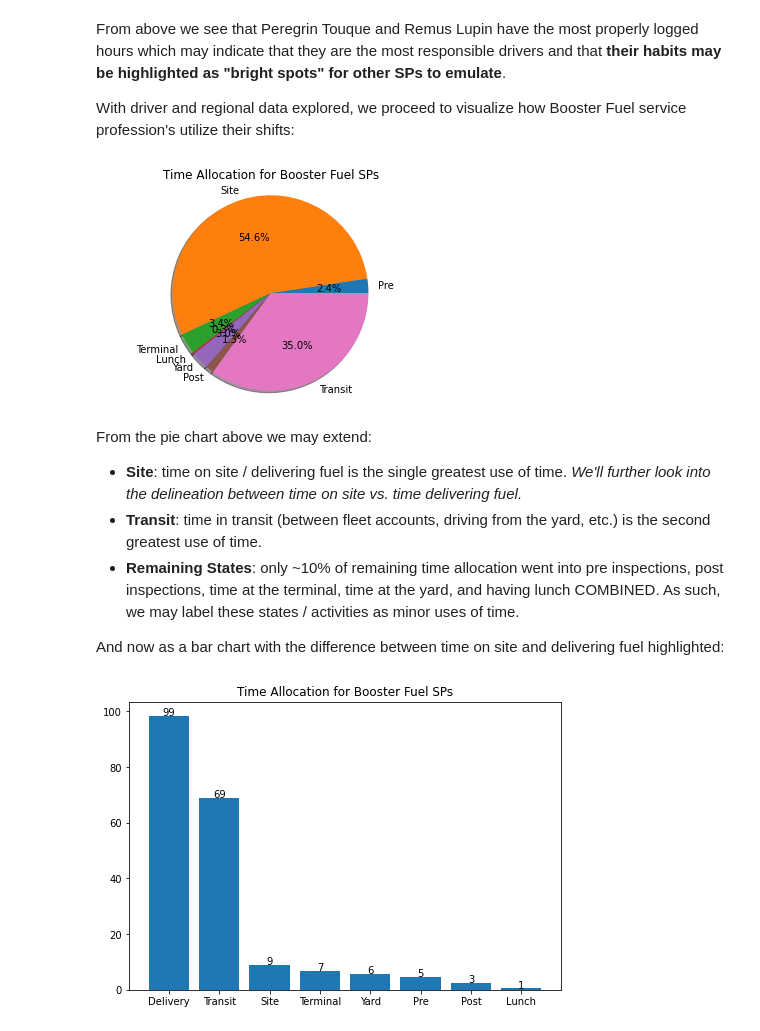
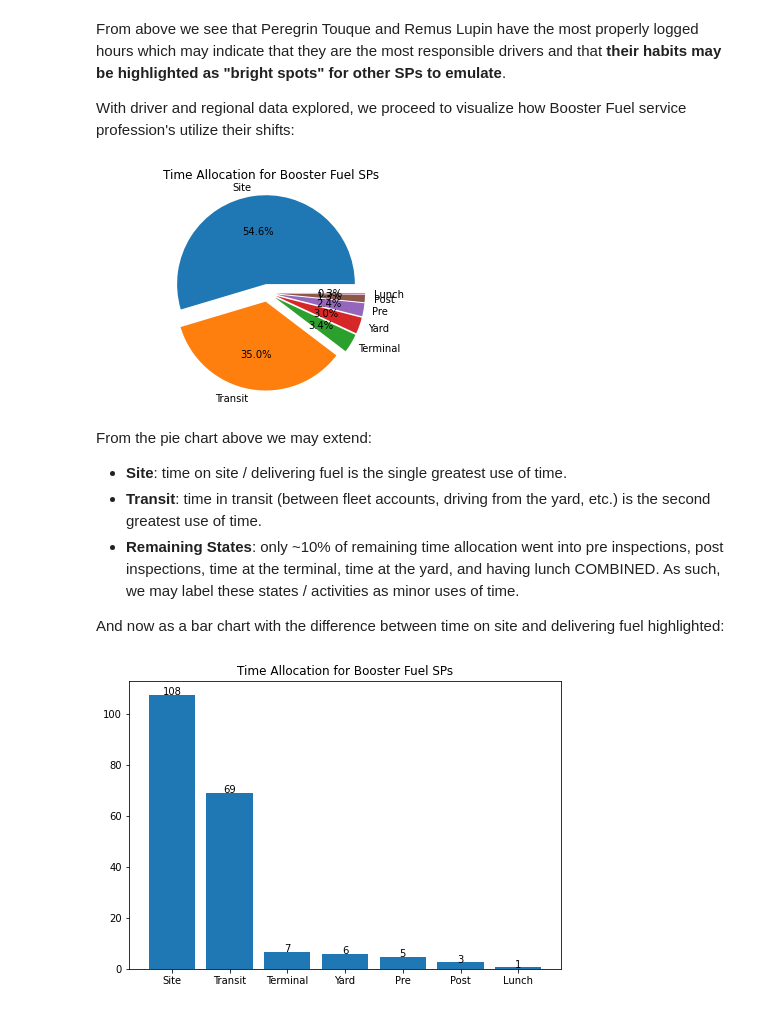
Before and after one commit to Magnus-PS/BFCS, a Jupyter notebook: BFCSv3.ipynb, the cells around one changed output. Drawn from its saved outputs; the diff is of its cells as text; code cells hidden in the pictures.

```diff
--- a/BFCSv3.ipynb
+++ b/BFCSv3.ipynb
@@ -652,25 +672,28 @@ With driver and regional data explored, we proceed to visualize how Booster Fuel
 # %%
 #Visualization 3: time allocation pie chart
 
-hours = np.array([total_pre, total_fleet, total_terminal, total_lunch, total_yard, total_post, total_transit])
-states = ["Pre", "Site", "Terminal", "Lunch", "Yard", "Post", "Transit"]
+hours = np.array([total_fleet, total_transit, total_terminal, total_yard, total_pre, total_post, total_lunch])
+states = ["Site", "Transit", "Terminal", "Yard", "Pre", "Post", "Lunch"]
+explode2 = [0.1,0.1,0.1,0.1,0.1,0.1,0.1] #explode major and minor chunks to the same degree
 
 def absolute_value(val):
     a  = np.round(val/100*hours.sum(), 0)
     return a
 
-plt.pie(hours, labels=states,
-        autopct='%1.1f%%', shadow=True)
+plt.pie(hours, labels=states, explode=explode2,
+        autopct='%1.1f%%')
 
 plt.title("Time Allocation for Booster Fuel SPs")
 plt.axis('equal')
-plt.show()
+plt.plot()
+
+plt.savefig("HiResPie1.png",dpi=300)
 # %% [output]
-[figure, old version]
+[figure, new version]
 # %% [markdown]
 From the pie chart above we may extend:
 
-* **Site**: time on site / delivering fuel is the single greatest use of time. *We'll further look into the delineation between time on site vs. time delivering fuel.*
+* **Site**: time on site / delivering fuel is the single greatest use of time.
 * **Transit**: time in transit (between fleet accounts, driving from the yard, etc.) is the second greatest use of time.
 * **Remaining States**: only ~10% of remaining time allocation went into pre inspections, post inspections, time at the terminal, time at the yard, and having lunch COMBINED. As such, we may label these states / activities as minor uses of time.
 
@@ -678,11 +701,11 @@ And now as a bar chart with the difference between time on site and delivering f
 # %%
 #Visualization 4: time allocation bar chart
 
-total_fleet = total_fleet - total_delivery
+#total_fleet = total_fleet - total_delivery
 
 fig = plt.figure()
-hours = np.array([total_delivery, total_transit, total_fleet, total_terminal, total_yard, total_pre, total_post, total_lunch])
-states = ["Delivery", "Transit", "Site", "Terminal", "Yard", "Pre", "Post", "Lunch"]
+hours = np.array([total_fleet, total_transit, total_terminal, total_yard, total_pre, total_post, total_lunch])
+states = ["Site", "Transit", "Terminal", "Yard", "Pre", "Post", "Lunch"]
 ax = fig.add_axes([0,0,1,1])
 ax.bar(states, hours)
 
@@ -698,5 +721,5 @@ for x,y in zip(states,hours):
 plt.title("Time Allocation for Booster Fuel SPs")
 plt.show()
 # %% [output]
-[figure, old version]
+[figure, new version]
 # %% [markdown]
```
Also changed, not shown: parts of 5 cells of this notebook, 1 other file.
